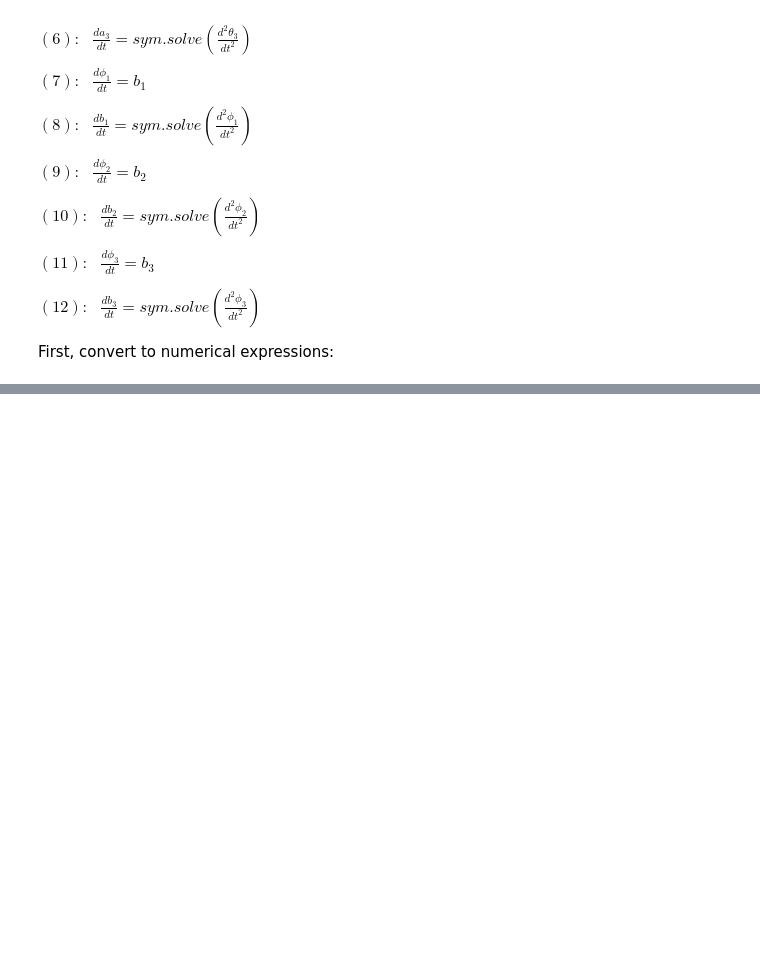
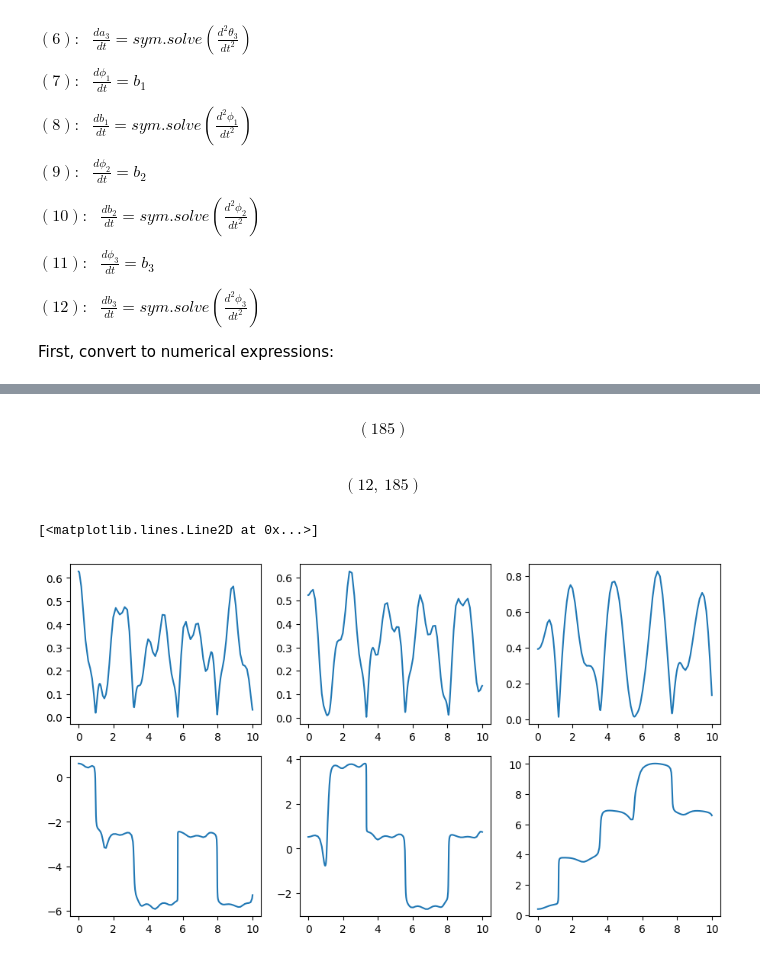
Before and after one commit to astroscott/triple_osculum, a Jupyter notebook: triple_osculum.ipynb, the cells around one changed output, grey strips where cells are left out. Drawn from its saved outputs; the diff is of its cells as text; code cells hidden in the pictures; blank space fills up the shorter version.

```diff
--- a/triple_osculum.ipynb
+++ b/triple_osculum.ipynb
@@ -294,0 +319,51 @@ First, convert to numerical expressions:
+# %%
+def dsdt(t, S, g, m1, m2, m3, L1, L2, L3):
+    th1, th2, th3, ph1, ph2, ph3, a1, a2, a3, b1, b2, b3 = S
+    return [
+        dth1dt(a1),
+        dth2dt(a2),
+        dth3dt(a3),
+        dph1dt(b1),
+        dph2dt(b2),
+        dph3dt(b3),
+        da1dt(t, g, m1, m2, m3, L1, L2, L3, th1, th2, th3, a1, a2, a3, ph1, ph2, ph3, b1, b2, b3),
+        da2dt(t, g, m1, m2, m3, L1, L2, L3, th1, th2, th3, a1, a2, a3, ph1, ph2, ph3, b1, b2, b3),
+        da3dt(t, g, m1, m2, m3, L1, L2, L3, th1, th2, th3, a1, a2, a3, ph1, ph2, ph3, b1, b2, b3),
+        db1dt(t, g, m1, m2, m3, L1, L2, L3, th1, th2, th3, a1, a2, a3, ph1, ph2, ph3, b1, b2, b3),
+        db2dt(t, g, m1, m2, m3, L1, L2, L3, th1, th2, th3, a1, a2, a3, ph1, ph2, ph3, b1, b2, b3),
+        db3dt(t, g, m1, m2, m3, L1, L2, L3, th1, th2, th3, a1, a2, a3, ph1, ph2, ph3, b1, b2, b3)
+    ]
+
+t0 = 0
+tf = 10
+s0 = [np.pi/5, np.pi/6, np.pi/8, np.pi/5, np.pi/6, np.pi/8, 0, 0, 0, 0, 0, 0]
+g = 9.81
+m1 = 2.
+m2 = 4.
+m3 = 5.
+L1 = 1.6
+L2 = 2.
+L3 = 2.2
+
+solution = sp.integrate.solve_ivp(dsdt,(t0, tf), s0, args=(g, m1, m2, m3, L1, L2, L3))
+# %%
+t = solution.t
+y = solution.y
+display(t.shape, y.shape)
+# %% [output]
+\begin{equation}\left( 185\right)\end{equation}
+\begin{equation}\left( 12, \  185\right)\end{equation}
+# %%
+import matplotlib.pyplot as plt
+
+fig, ax = plt.subplots(2, 3, figsize=(11,6))
+
+ax[0,0].plot(t, y[0,:])
+ax[0,1].plot(t, y[1,:])
+ax[0,2].plot(t, y[2,:])
+ax[1,0].plot(t, y[3,:])
+ax[1,1].plot(t, y[4,:])
+ax[1,2].plot(t, y[5,:])
+# %% [output]
+[<matplotlib.lines.Line2D at 0x...>]
+[figure, added]
```
Also changed, not shown: parts of 8 cells of this notebook, 20 other files.
